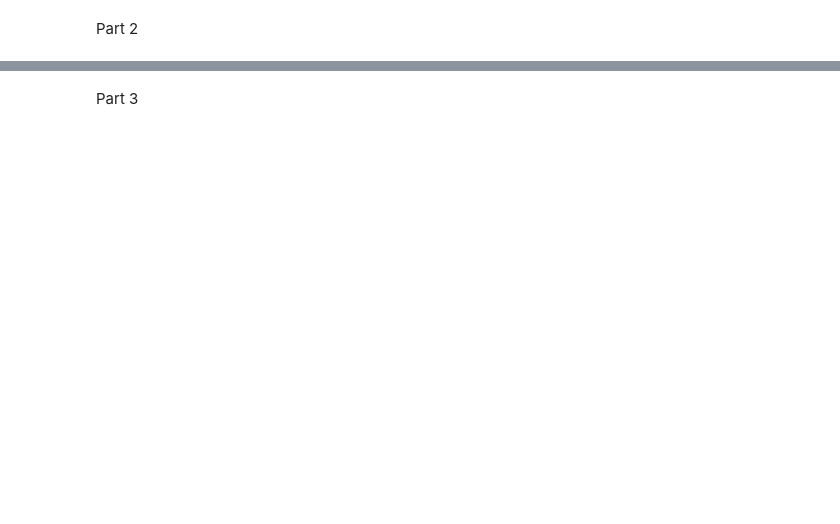
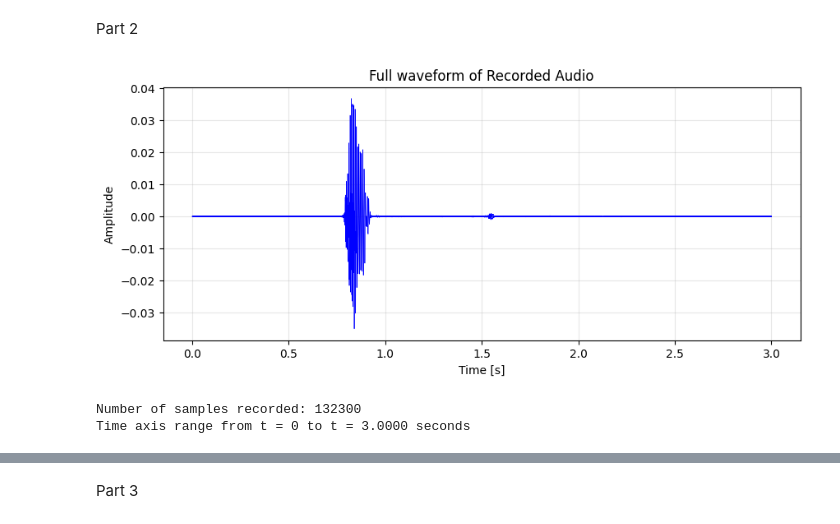
Before and after one commit to Ogggyneo/ENG, a Jupyter notebook: lab1_voice.ipynb, the cells around one changed output, grey strips where cells are left out. Cells and saved outputs as stored; diff of their text form; code cells hidden in the pictures; blank space fills up the shorter version.

```diff
--- a/lab1_voice.ipynb
+++ b/lab1_voice.ipynb
@@ -75,18 +80,22 @@ print("Playback complete!")
 Part 2
 # %%
 #t = n * Ts = n / fs
-t = np.range(len(my_recording)) / fs
+t = np.arange(len(my_recording)) / fs
 
 plt.figure(figsize=(10, 4))
 plt.plot(t, my_recording, color ='blue', linewidth=0.5)
 plt.title("Full waveform of Recorded Audio")
 plt.xlabel("Time [s]")
 plt.ylabel("Amplitude")
 plt.grid(True, alpha=0.3)
 plt.show()
 
 print(f"Number of samples recorded: {len(my_recording)} ")
 print(f"Time axis range from t = 0 to t = {t[-1]:.4f} seconds")
+# %% [output]
+[figure, added]
+Number of samples recorded: 132300
+Time axis range from t = 0 to t = 3.0000 seconds
 # %%
 peak_idx = np.argmax(np.abs(my_recording))
 peak_time = peak_idx / fs
```
Also changed, not shown: parts of 8 cells of this notebook, 11 other files.
